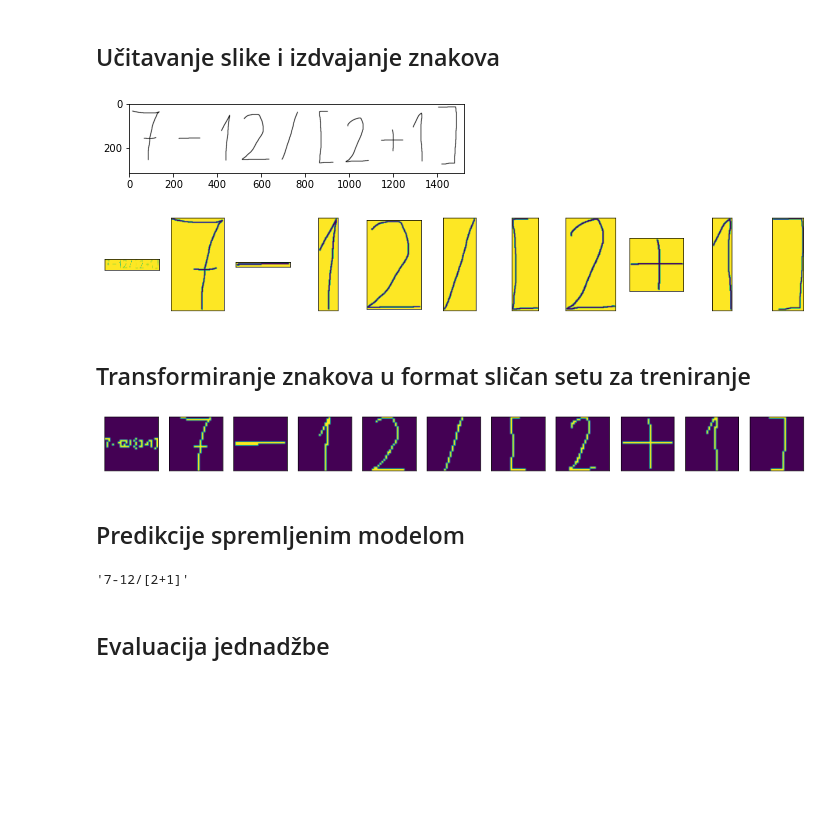
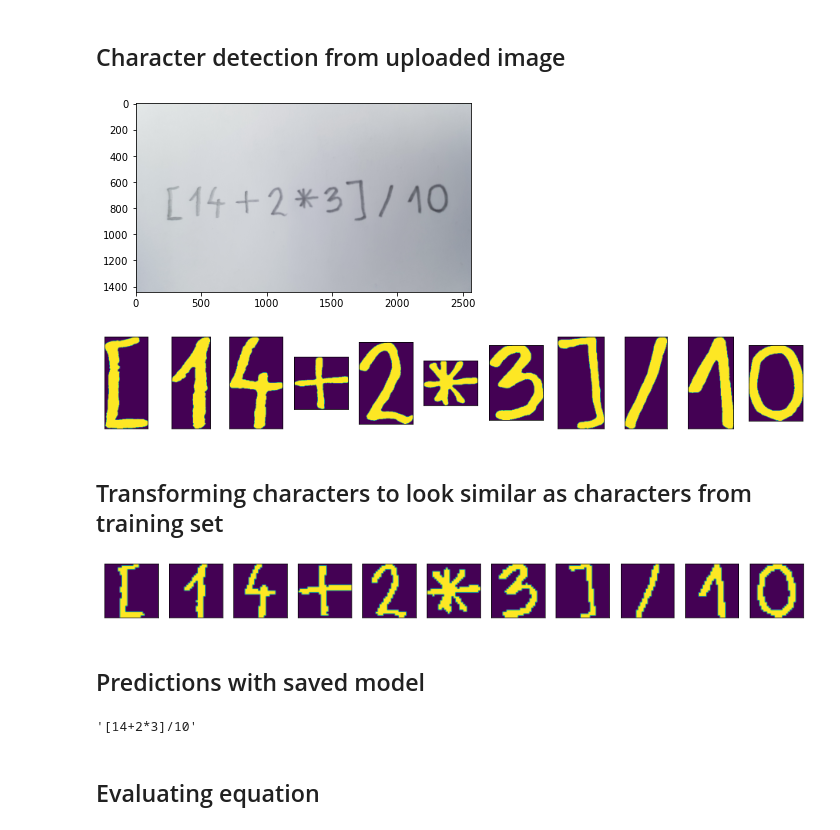
Before and after one commit to d1jxtra/Mini-Photomath, a Jupyter notebook: Mali Photomath.ipynb, the cells around one changed output. Drawn from its saved outputs; the diff is of its cells as text; code cells hidden in the pictures; blank space fills up the shorter version.

Commit message:
updated character_detector, added comments

```diff
--- a/Mali Photomath.ipynb
+++ b/Mali Photomath.ipynb
@@ -16,22 +16,20 @@ def characters_plot(characters):
         plt.yticks([])
     plt.tight_layout()
 # %% [markdown]
-## Učitavanje slike i izdvajanje znakova
+## Character detection from uploaded image
 # %%
-img = cv2.imread('equations/Capture5.PNG')
+img = cv2.imread('equations/Capture7.jpg')
 plt.imshow(img)
 plt.show()
 # %% [output]
-[figure, old version]
+[figure, new version]
 # %%
-img = cv2.imread('equations/Capture5.PNG')
 characters = character_detector(img)
-
 characters_plot(characters)
 # %% [output]
-[figure, old version]
+[figure, new version]
 # %% [markdown]
-## Transformiranje znakova u format sličan setu za treniranje
+## Transforming characters to look similar as characters from training set
 # %%
 dim = 28
 transformer = CharacterTransformer(dim)
@@ -39,23 +37,23 @@ chars=transformer.transform(characters)
 
 characters_plot(chars)
 # %% [output]
-[figure, old version]
+[figure, new version]
 # %% [markdown]
-## Predikcije spremljenim modelom
+## Predictions with saved model
 # %%
 model = load_model('models/model_1.h5')
 with open("codes", "rb") as fp:
     codes = pickle.load(fp)
 # %%
-#Predviđanje cijele jednadžbe
+#Predicting entire equation
 equation=""
-for i in range(1,len(chars)):
+for i in range(len(chars)):
     prediction = model.predict(chars[i].reshape((dim,dim,1))[np.newaxis])
     label=codes[np.argmax(prediction)]
     equation+=label
 equation
 # %% [output]
-'7-12/[2+1]'
+'[14+2*3]/10'
 # %% [markdown]
-## Evaluacija jednadžbe
+## Evaluating equation
 # %%
```
Also changed, not shown: parts of 3 cells of this notebook, 2 other files.
